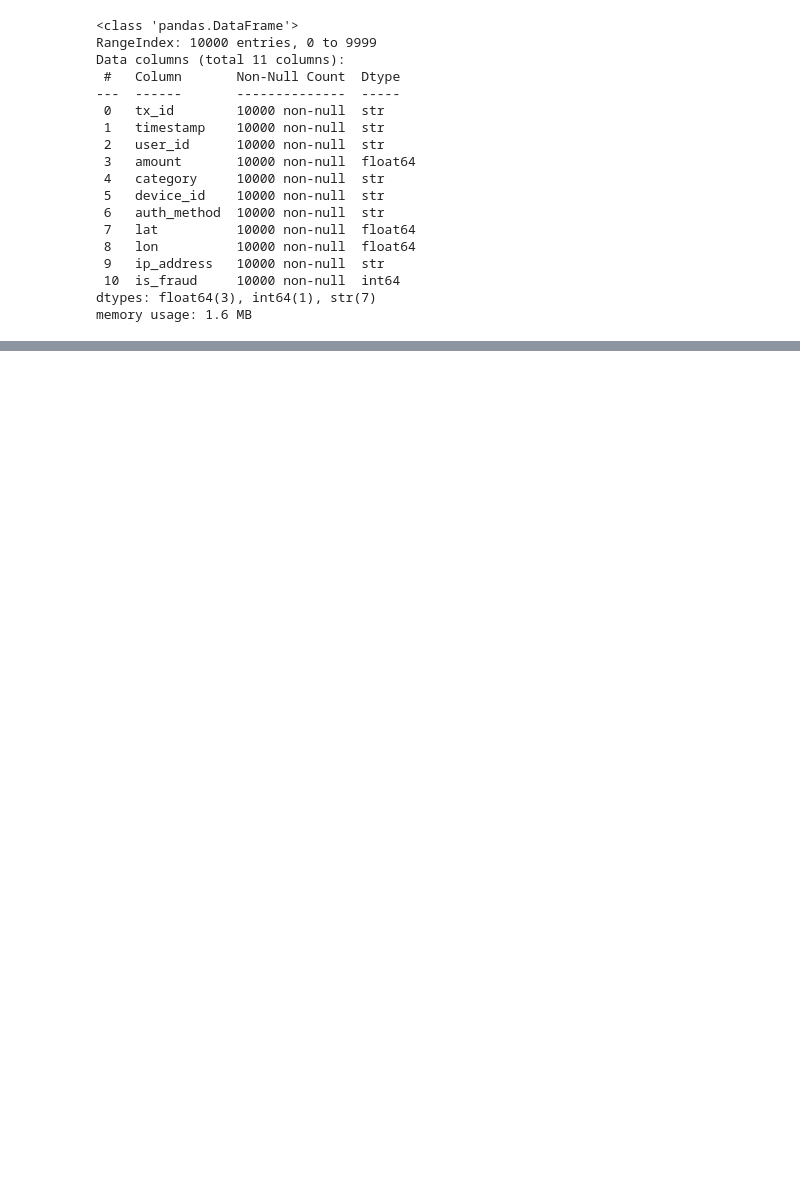
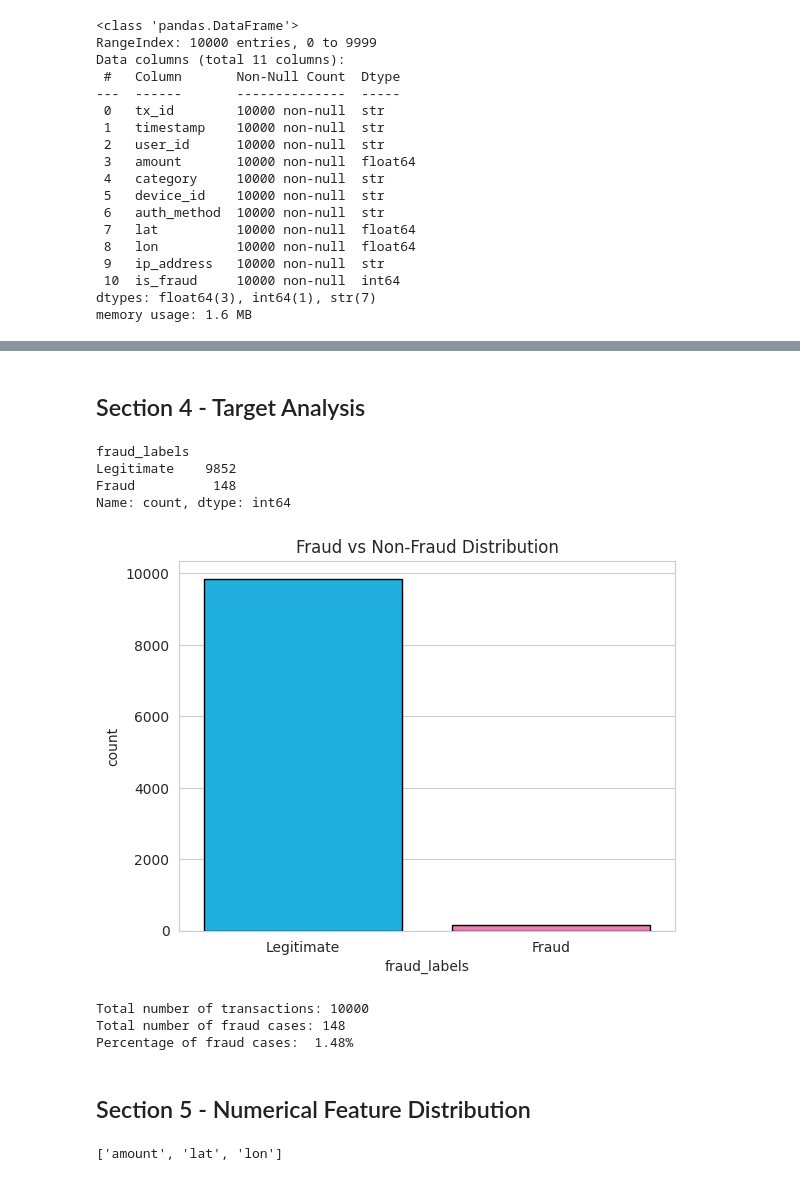
Before and after one commit to BS-prime/Real-Time-Fraud-Detection-System, a Jupyter notebook: notebooks/EDA.ipynb, the cells around one changed output, grey strips where cells are left out. Saved outputs shown, nothing was run; the diff lists cells and outputs as text; code cells hidden in the pictures; blank space fills up the shorter version.

```diff
--- a/notebooks/EDA.ipynb
+++ b/notebooks/EDA.ipynb
@@ -73,16 +47,3 @@ Data columns (total 11 columns):
  10  is_fraud     10000 non-null  int64
 dtypes: float64(3), int64(1), str(7)
 memory usage: 1.6 MB
-# %%
-df = df.astype(
-    {
-        "tx_id": "object",
-        "user_id": "object",
-        "category": "category",
-        "device_id": "object",
-        "auth_method": "object",
-        "ip_address": "object",
-    }
-)
-
-df["timestamp"] = pd.to_datetime(df["timestamp"])
@@ -149,3 +49,0 @@ The `amount` column has very skewness.
-# %%
-df["hour"] = df["timestamp"].dt.hour
-df["day_of_week"] = df["timestamp"].dt.day_of_week
@@ -221,0 +110,15 @@ df_f.groupby(df.day_of_week).size().plot(
+# %%
+df = df.astype(
+    {
+        "tx_id": "object",
+        "user_id": "object",
+        "category": "category",
+        "device_id": "object",
+        "auth_method": "category",
+        "ip_address": "object",
+    }
+)
+
+df["timestamp"] = pd.to_datetime(df["timestamp"])
+# %%
+df["fraud_labels"] = df.is_fraud.map({0: "Legitimate", 1: "Fraud"})
@@ -221,0 +141,38 @@ df_f.groupby(df.day_of_week).size().plot(
+# %% [markdown]
+## Section 4 - Target Analysis
+# %%
+df["fraud_labels"].value_counts()
+# %% [output]
+fraud_labels
+Legitimate    9852
+Fraud          148
+Name: count, dtype: int64
+# %%
+sns.countplot(
+    x="fraud_labels",
+    hue="fraud_labels",
+    data=df,
+    palette=["deepskyblue", "hotpink"],
+    edgecolor="k",
+)
+plt.title("Fraud vs Non-Fraud Distribution")
+plt.show()
+# %% [output]
+[figure, added]
+# %%
+print(f"Total number of transactions: {len(df)}")
+print(f"Total number of fraud cases: {len(df[df.is_fraud == 1])}")
+print(f"Percentage of fraud cases: {df.is_fraud.mean(): .2%}")
+# %% [output]
+Total number of transactions: 10000
+Total number of fraud cases: 148
+Percentage of fraud cases:  1.48%
+# %% [markdown]
+## Section 5 - Numerical Feature Distribution
+# %%
+numerical_cols = df.select_dtypes(include=np.number).columns.tolist()
+
+numerical_cols.remove("is_fraud")
+numerical_cols
+# %% [output]
+['amount', 'lat', 'lon']
```
Also changed, not shown: parts of 73 cells of this notebook, 11 other files.
